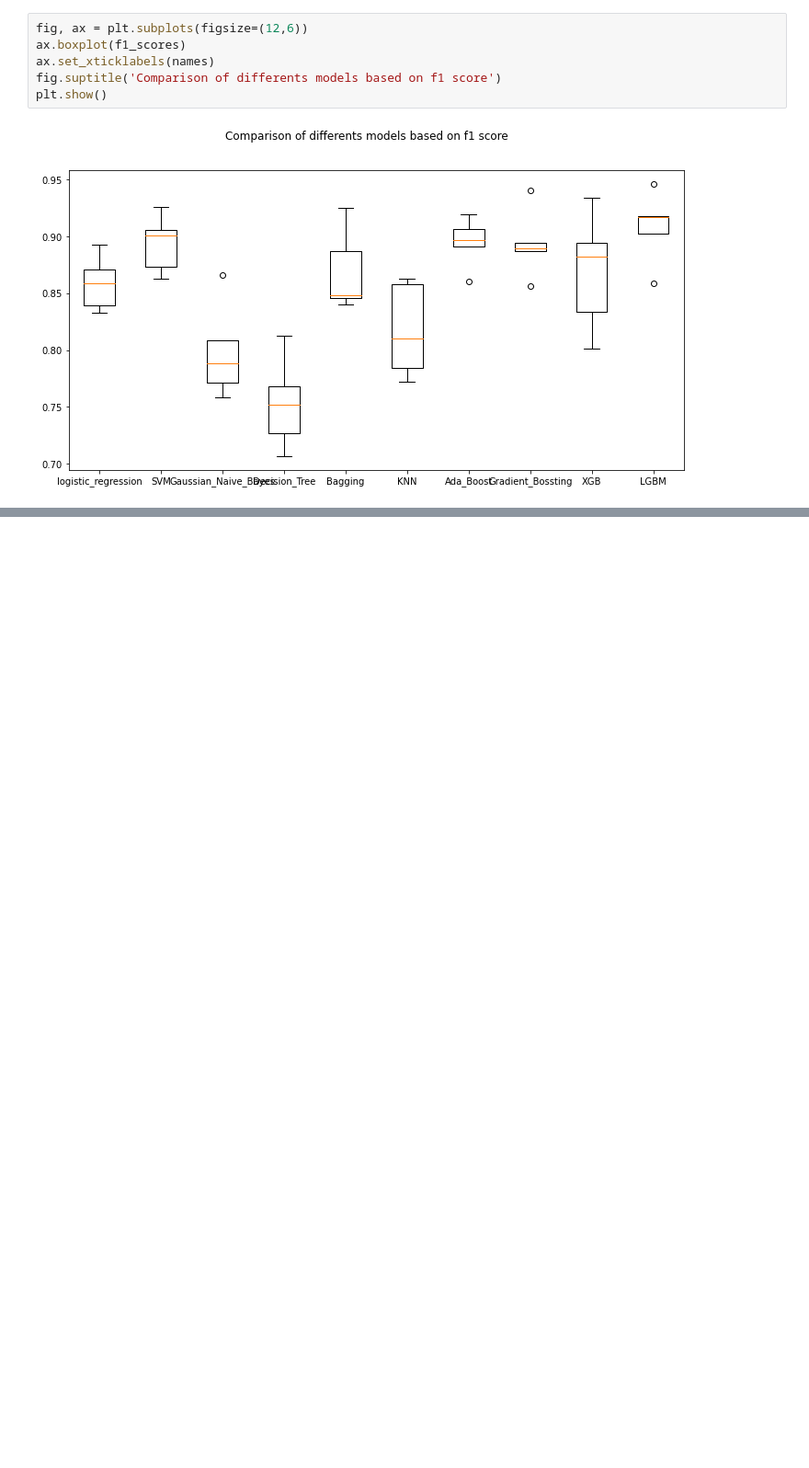
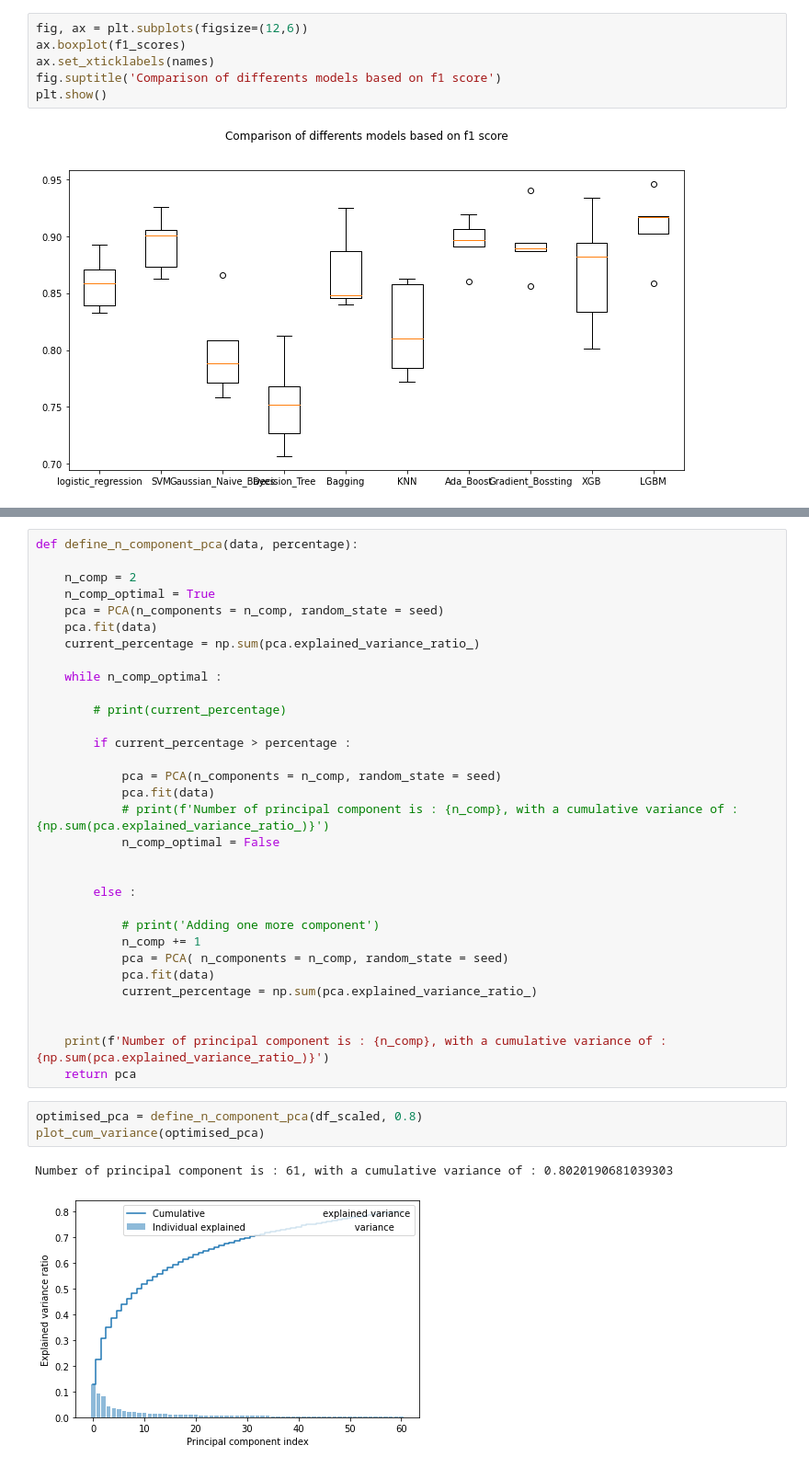
Before and after one commit to sebgra/Parkinsons_Disease_Classification, a Jupyter notebook: Parkinson.ipynb, the cells around one changed output, grey strips where cells are left out. Shown at 92% size. Saved outputs shown, nothing was run; the diff lists cells and outputs as text; blank space fills up the shorter version.

```diff
--- a/Parkinson.ipynb
+++ b/Parkinson.ipynb
@@ -798,0 +829,38 @@ plt.show()
+# %%
+def define_n_component_pca(data, percentage):
+
+    n_comp = 2
+    n_comp_optimal = True
+    pca = PCA(n_components = n_comp, random_state = seed)
+    pca.fit(data)
+    current_percentage = np.sum(pca.explained_variance_ratio_)
+
+    while n_comp_optimal :
+
+        # print(current_percentage)
+
+        if current_percentage > percentage :
+
+            pca = PCA(n_components = n_comp, random_state = seed)
+            pca.fit(data)
+            # print(f'Number of principal component is : {n_comp}, with a cumulative variance of : {np.sum(pca.explained_variance_ratio_)}')
+            n_comp_optimal = False
+
+
+        else :
+
+            # print('Adding one more component')
+            n_comp += 1
+            pca = PCA( n_components = n_comp, random_state = seed)
+            pca.fit(data)
+            current_percentage = np.sum(pca.explained_variance_ratio_)
+
+
+    print(f'Number of principal component is : {n_comp}, with a cumulative variance of : {np.sum(pca.explained_variance_ratio_)}')
+    return pca
+# %%
+optimised_pca = define_n_component_pca(df_scaled, 0.8)
+plot_cum_variance(optimised_pca)
+# %% [output]
+Number of principal component is : 61, with a cumulative variance of : 0.8020190681039303
+[figure, added]
```
Also changed, not shown: parts of 45 cells of this notebook, 10 other files.
